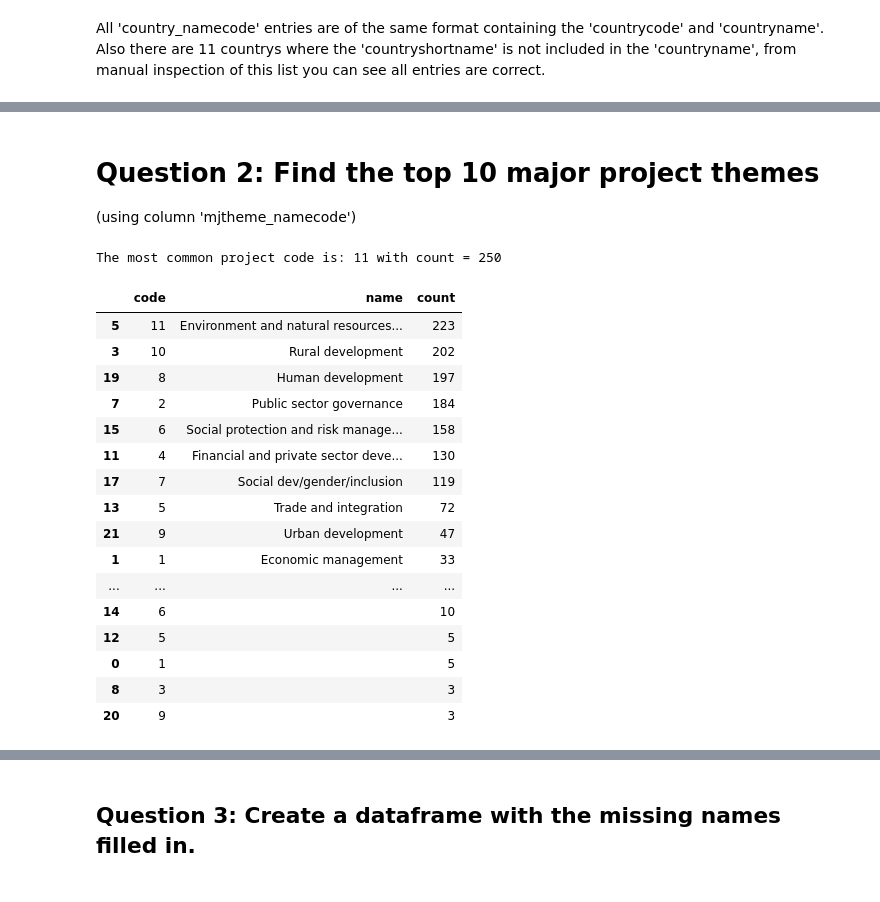
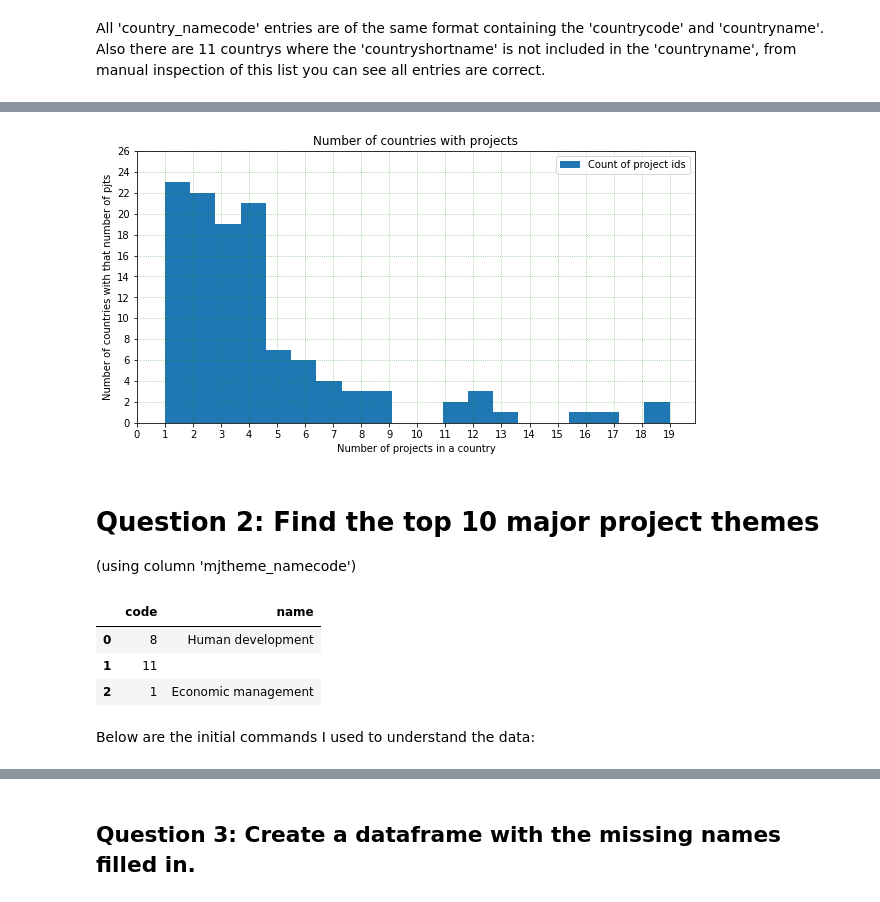
Before and after one commit to alsnkline/Springb, a Jupyter notebook: data_wrangling_json/sliderule_dsi_json_exercise.ipynb, the cells around one changed output, grey strips where cells are left out. Drawn from its saved outputs; the diff is of its cells as text; code cells hidden in the pictures.

```diff
--- a/data_wrangling_json/sliderule_dsi_json_exercise.ipynb
+++ b/data_wrangling_json/sliderule_dsi_json_exercise.ipynb
@@ -150,6 +150,23 @@ pjts_country.groupby(country_columns).count().sort_values('_id', ascending=False
 | Kingdom of Morocco!$!MA | MA | Kingdom of Morocco | Morocco | 12 |
 | Republic of Mozambique!$!MZ | MZ | Republic of Mozambique | Mozambique | 11 |
 | Africa!$!3A | 3A | Africa | Africa | 11 |
+# %%
+# visualizing distribution of projects in countries
+import matplotlib.pyplot as plt
+plt.rcParams["figure.figsize"] = (10,5)
+
+plotdf = pjts[['countryshortname', '_id']].groupby('countryshortname').count()
+plotdf.plot(kind='hist', bins=20 )
+plt.title('Number of countries with projects')
+plt.xlabel('Number of projects in a country')
+plt.ylabel('Number of countries with that number of pjts')
+plt.xticks(range(20))
+plt.yticks(range(0, 28, 2))
+plt.grid(color='g', alpha=0.5, linestyle=':')
+plt.legend(['Count of project ids'])
+plt.show()
+# %% [output]
+[figure, added]
 # %% [markdown]
 # Question 2: Find the top 10 major project themes
 (using column 'mjtheme_namecode')
@@ -162,36 +180,14 @@ pjt_theme_list = []
 # converting back to dataframe
 pjt_theme_1 = pd.DataFrame(pjt_theme_list)
 # %%
+# Getting the data method 2 using json_normalize
 json_string = json.load((open('data/world_bank_projects.json')))
 # using json_normalize to get the project information directly
 pjt_theme_2 = json_normalize(json_string, 'mjtheme_namecode')
+# viewing the data
+pjt_theme_2.head(3)
+# %% [output]
+|  | code | name |
+| 0 | 8 | Human development |
+| 1 | 11 |  |
+| 2 | 1 | Economic management |
-# %%
-# most common projects from both methods of accessing the json
-mcp_1 = pjt_theme_1['code'].value_counts()
-mcp_2 = pjt_theme_2['code'].value_counts()
-
-assert mcp_1.equals(mcp_2)
-
-print('The most common project code is: {} with count = {}'.format(mcp_1.index[0],mcp_1[0]))
-gr = pjt_theme_2.groupby(['code', 'name']).size()
-gr = pjt_theme_2.groupby(['code', 'name']).size().reset_index().rename(columns={0:'count'})
-gr.sort_values('count', ascending=False)
-# %% [output]
-The most common project code is: 11 with count = 250
-|  | code | name | count |
-| 5 | 11 | Environment and natural resources... | 223 |
-| 3 | 10 | Rural development | 202 |
-| 19 | 8 | Human development | 197 |
-| 7 | 2 | Public sector governance | 184 |
-| 15 | 6 | Social protection and risk manage... | 158 |
-| 11 | 4 | Financial and private sector deve... | 130 |
-| 17 | 7 | Social dev/gender/inclusion | 119 |
-| 13 | 5 | Trade and integration | 72 |
-| 21 | 9 | Urban development | 47 |
-| 1 | 1 | Economic management | 33 |
-| ... | ... | ... | ... |
-| 14 | 6 |  | 10 |
-| 12 | 5 |  | 5 |
-| 0 | 1 |  | 5 |
-| 8 | 3 |  | 3 |
-| 20 | 9 |  | 3 |
@@ -197,0 +199,2 @@ The most common project code is: 11 with count = 250
+# %% [markdown]
+Below are the initial commands I used to understand the data:
```
Also changed, not shown: parts of 10 cells of this notebook.
